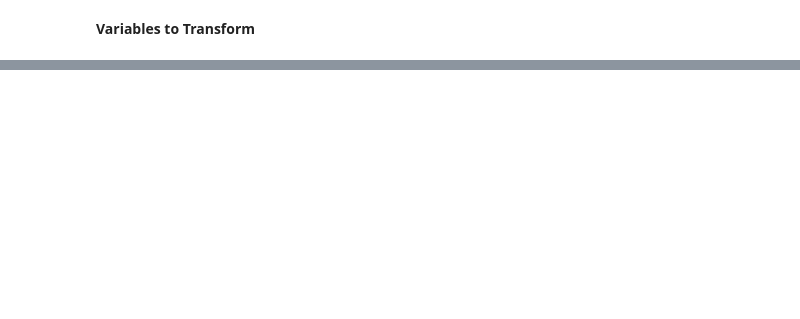
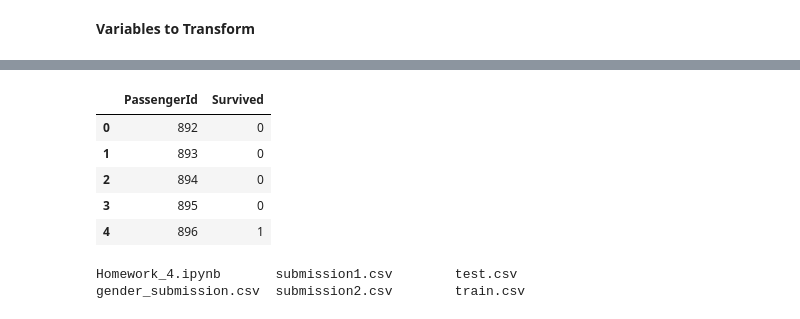
Before and after one commit to asfabiano/byu_econ_applied_machine_learning, a Jupyter notebook: homeworks/HW4/Homework_4.ipynb, the cells around one changed output, grey strips where cells are left out. Drawn from its saved outputs; the diff is of its cells as text; code cells hidden in the pictures; blank space fills up the shorter version.

Commit message:
finished K-neighbors classifier and random forest models

```diff
--- a/homeworks/HW4/Homework_4.ipynb
+++ b/homeworks/HW4/Homework_4.ipynb
@@ -143,0 +237,16 @@ traindf.dtypes
+# %%
+rf_clf = RandomForestClassifier()
+gridsearch_rf = GridSearchCV(rf_clf, {"n_estimators": [1000, 2500, 5000],
+                                      "class_weight": ['balanced', None], "max_depth": [1,3,5,7,9,11]},
+                            scoring='f1')
+gridsearch_rf.fit(xtrain, ytrain)
+print("Best Parameters: {}".format(gridsearch_rf.best_params_))
+rfclf_ypredict_train = gridsearch_rf.predict(xtrain)
+print("Training F1 Score: {}".format(f1_score(ytrain, rfclf_ypredict_train)))
+
+print("Test Classification Report:")
+rfclf_ypredict_test = gridsearch_rf.predict(xtest)
+print(classification_report(ytest, rfclf_ypredict_test))
+
+print("Train Accuracy: {}\nTest Accuracy: {}".format(accuracy_score(ytrain, rfclf_ypredict_train),
+                                                    accuracy_score(ytest, rfclf_ypredict_test)))
@@ -143,0 +291,14 @@ traindf.dtypes
+# %%
+predictions = gridsearch_rf.best_estimator_.predict(testdf)
+# %%
+submission = test_id.to_frame()
+submission['Survived'] = predictions
+# %%
+submission.head()
+# %% [output]
+|  | PassengerId | Survived |
+| 0 | 892 | 0 |
+| 1 | 893 | 0 |
+| 2 | 894 | 0 |
+| 3 | 895 | 0 |
+| 4 | 896 | 1 |
@@ -143,0 +307,5 @@ traindf.dtypes
+# %%
+ls
+# %% [output]
+Homework_4.ipynb       submission1.csv        test.csv
+gender_submission.csv  submission2.csv        train.csv
```
Also changed, not shown: parts of 28 cells of this notebook.
